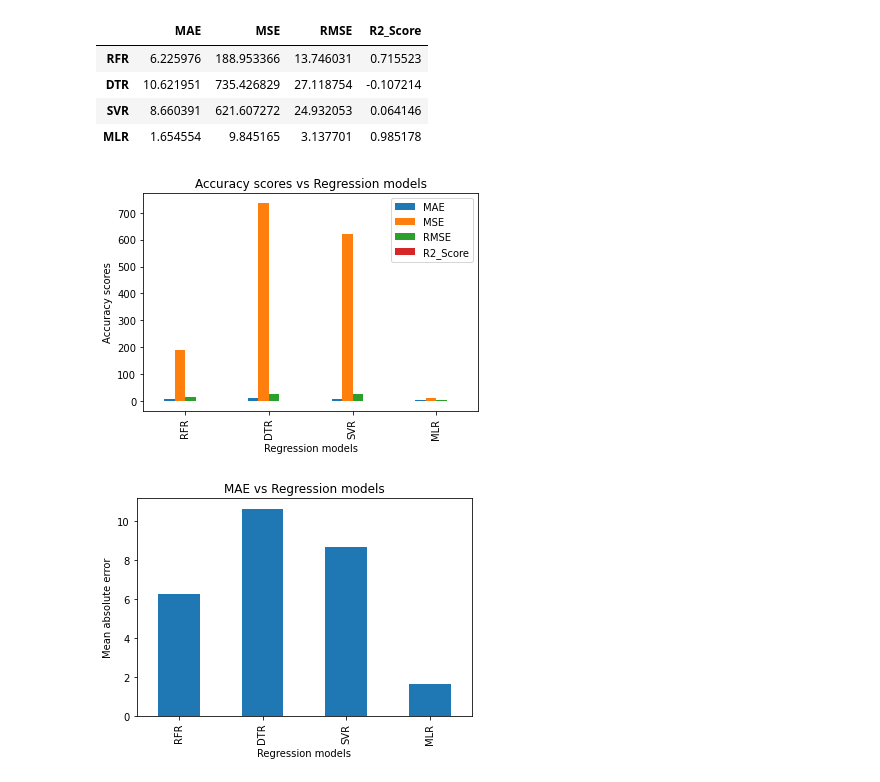
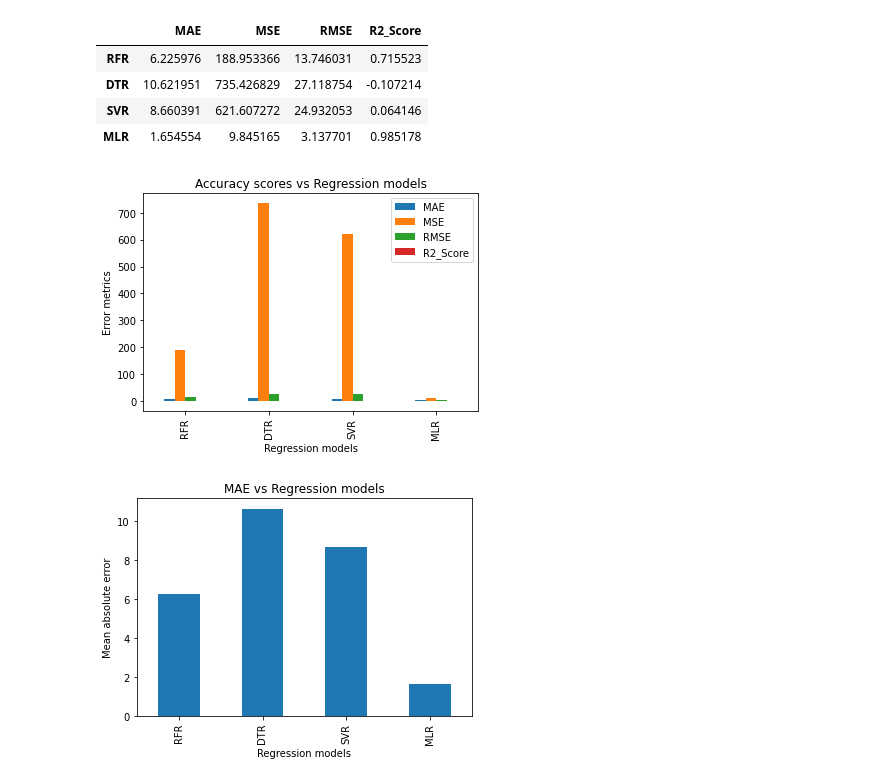
Before and after one commit to divish16/NYC-Student-Success-Predictions, a Jupyter notebook: ML_segment3.ipynb, the cells around one changed output. Drawn from its saved outputs; the diff is of its cells as text; code cells hidden in the pictures.

```diff
--- a/ML_segment3.ipynb
+++ b/ML_segment3.ipynb
@@ -356,12 +356,12 @@ metric_df
 # %%
 metric_df.plot(kind = "bar")
 plt.title("Accuracy scores vs Regression models")
 plt.xlabel("Regression models")
-plt.ylabel("Accuracy scores")
+plt.ylabel("Error metrics")
 plt.savefig("Accuracy scores vs Regression models.png")
 plt.show()
 # %% [output]
-[figure, old version]
+[figure, new version]
 # %%
 ### Plot the MAE accuracy score for models.
 # %%
```
Also changed, not shown: parts of 2 cells of this notebook, 4 other files.
